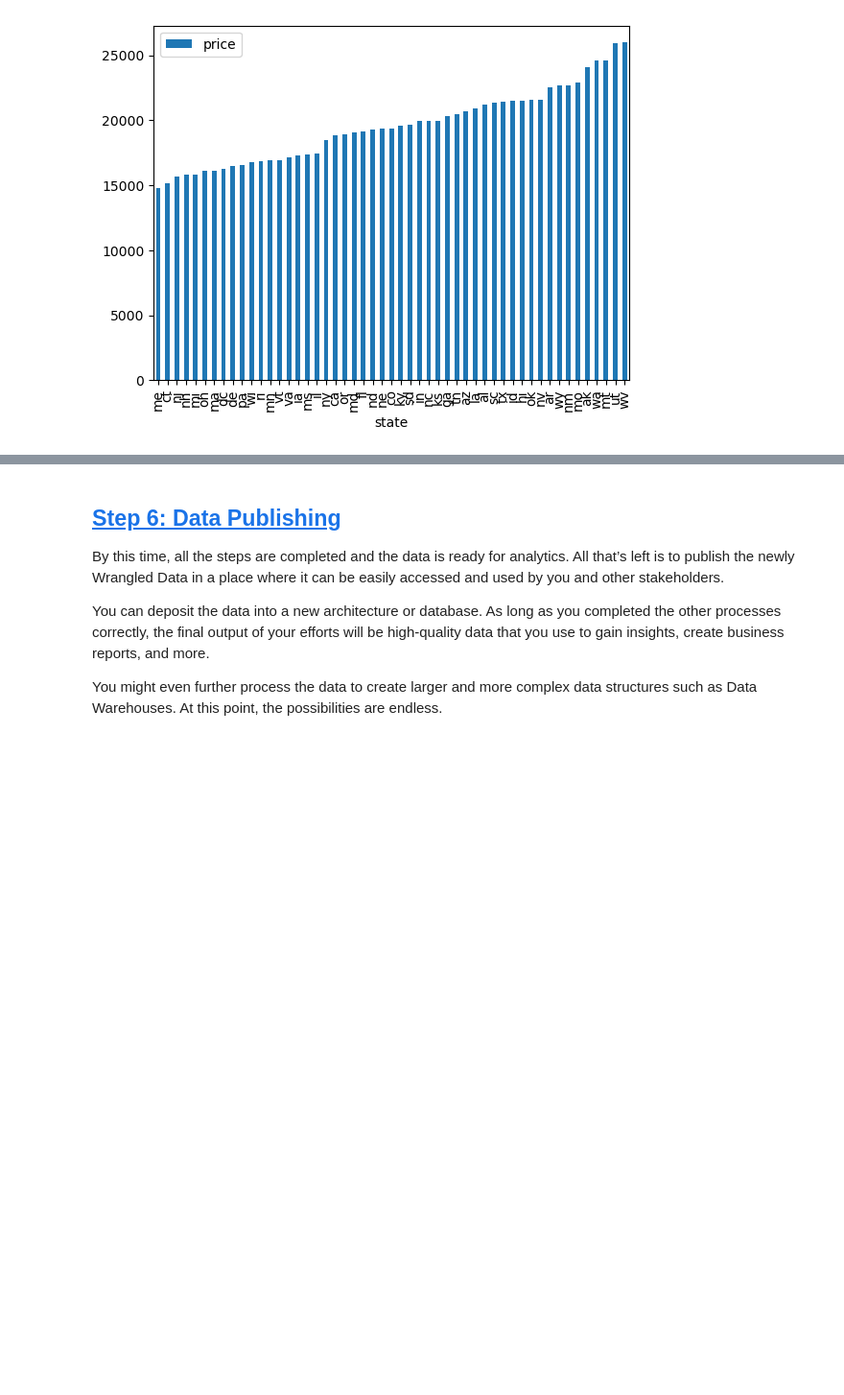
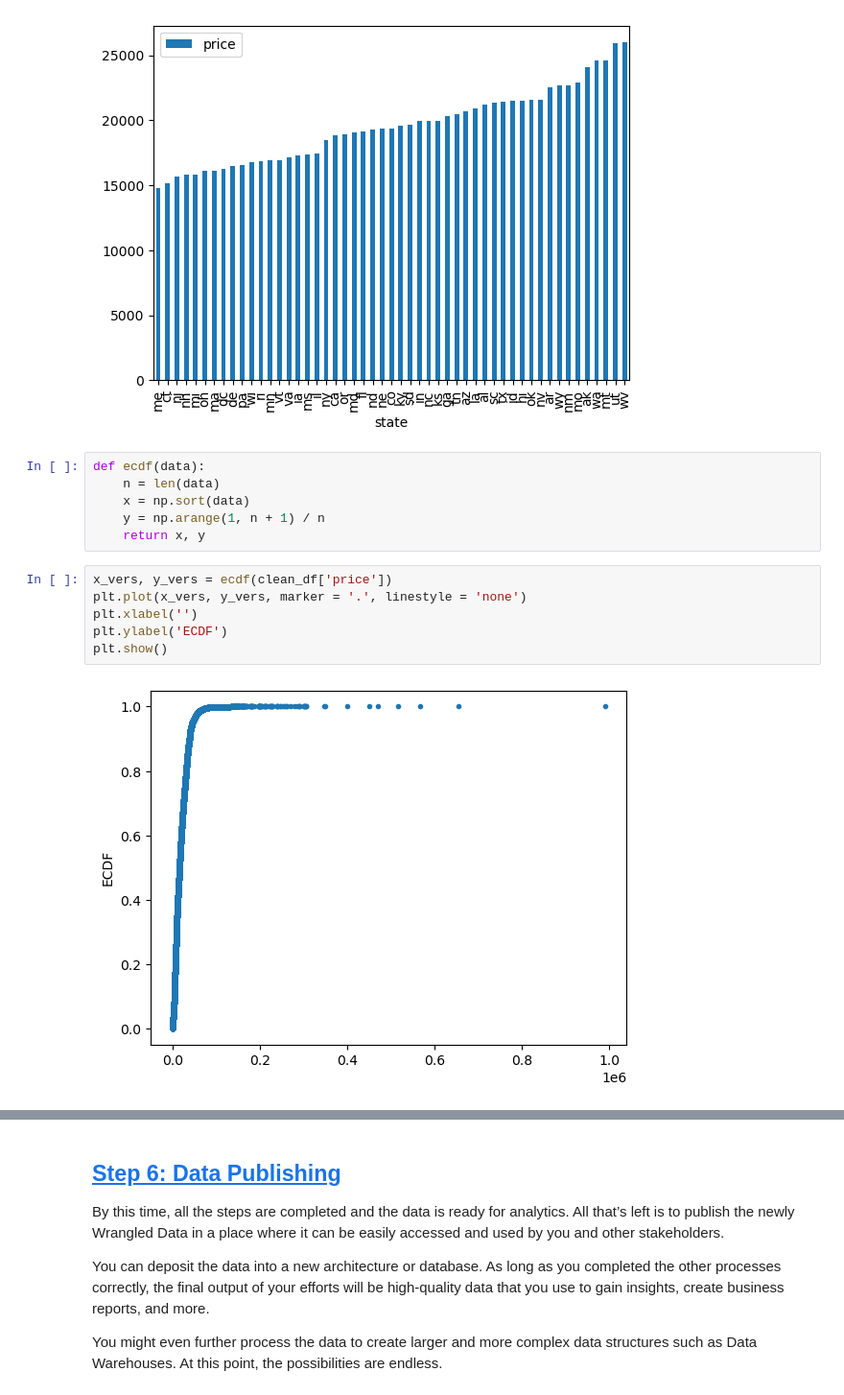
Before and after one commit to gregmckenzie88/Capstone-Two, a Jupyter notebook: notebooks/data_wrangling.ipynb, the cells around one changed output, grey strips where cells are left out. Shown at 96% size. Saved outputs shown, nothing was run; the diff lists cells and outputs as text; blank space fills up the shorter version.

```diff
--- a/notebooks/data_wrangling.ipynb
+++ b/notebooks/data_wrangling.ipynb
@@ -741,3 +741,17 @@ state_price_means.sort_values(by='price').plot(kind='bar')
 # %% [output]
 <AxesSubplot:xlabel='state'>
 [figure]
+# %%
+def ecdf(data):
+    n = len(data)
+    x = np.sort(data)
+    y = np.arange(1, n + 1) / n
+    return x, y
+# %%
+x_vers, y_vers = ecdf(clean_df['price'])
+plt.plot(x_vers, y_vers, marker = '.', linestyle = 'none')
+plt.xlabel('')
+plt.ylabel('ECDF')
+plt.show()
+# %% [output]
+[figure, added]
```
Also changed, not shown: parts of 15 cells of this notebook.
